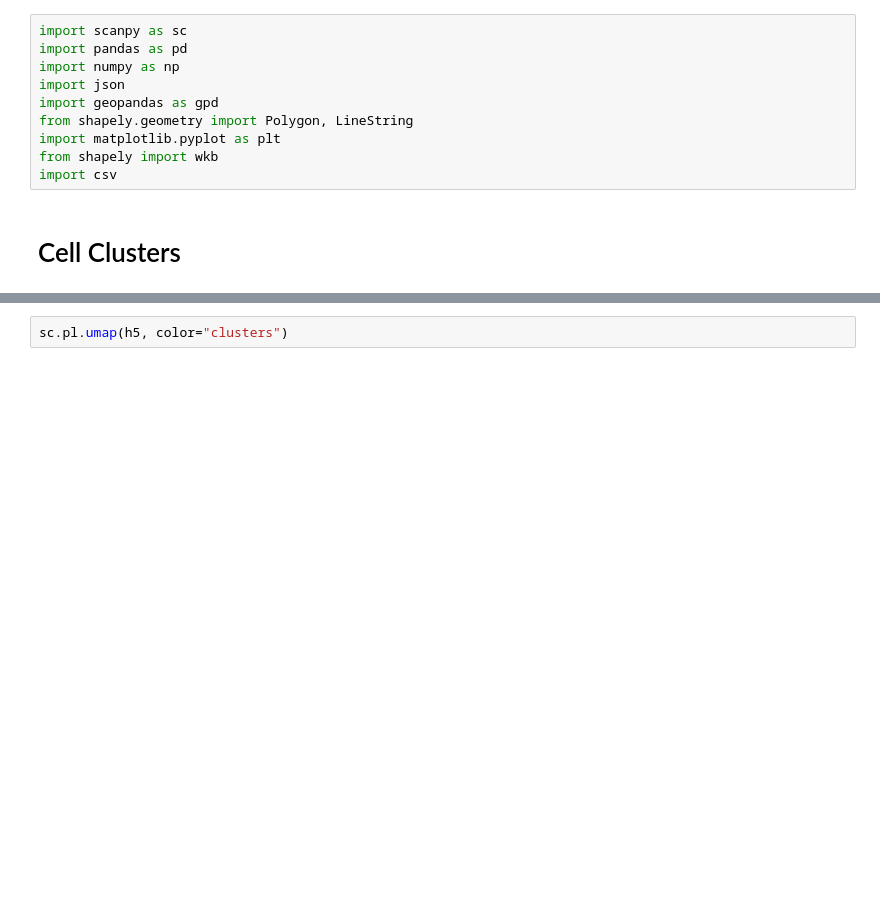
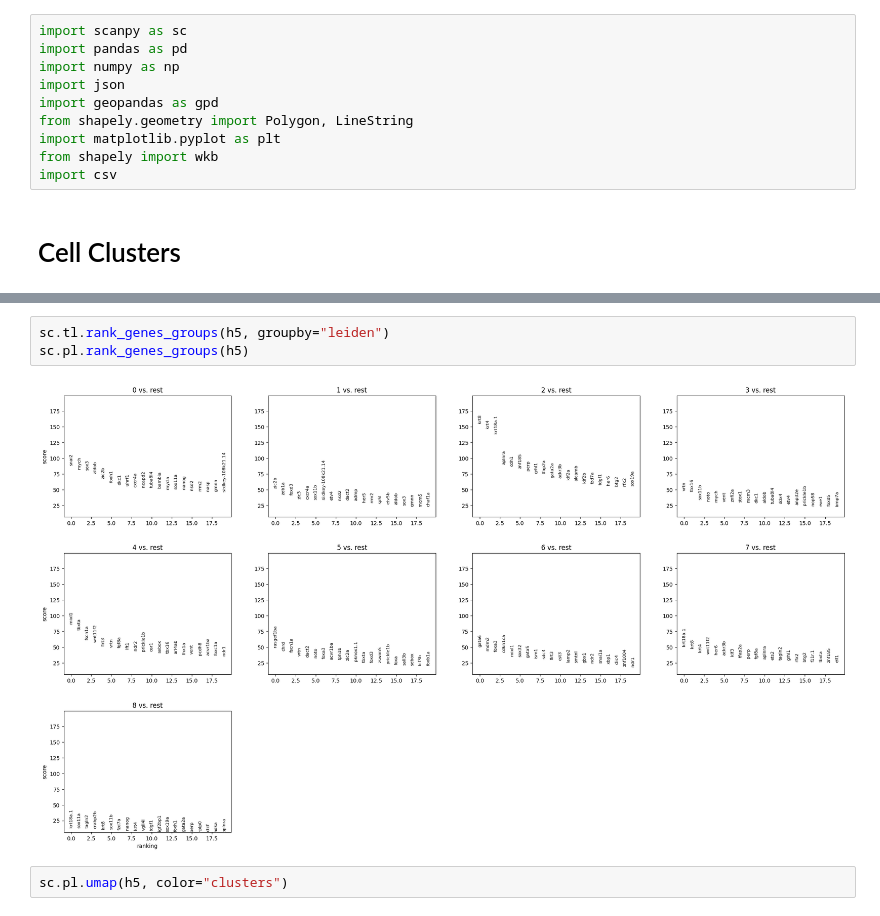
Before and after one commit to Bogdan-Bintu-Lab/sm-merfisheyes-wi, a Jupyter notebook: processing/boundary_data.ipynb, the cells around one changed output, grey strips where cells are left out. Cells and saved outputs as stored; diff of their text form; blank space fills up the shorter version.

```diff
--- a/processing/boundary_data.ipynb
+++ b/processing/boundary_data.ipynb
@@ -34,3 +119,8 @@ h5.obs
+# %%
+sc.tl.rank_genes_groups(h5, groupby="leiden")
+sc.pl.rank_genes_groups(h5)
+# %% [output]
+[figure, added]
 # %%
 sc.pl.umap(h5, color="clusters")
 # %% [output]
```
Also changed, not shown: parts of 10 cells of this notebook, 19 other files.
